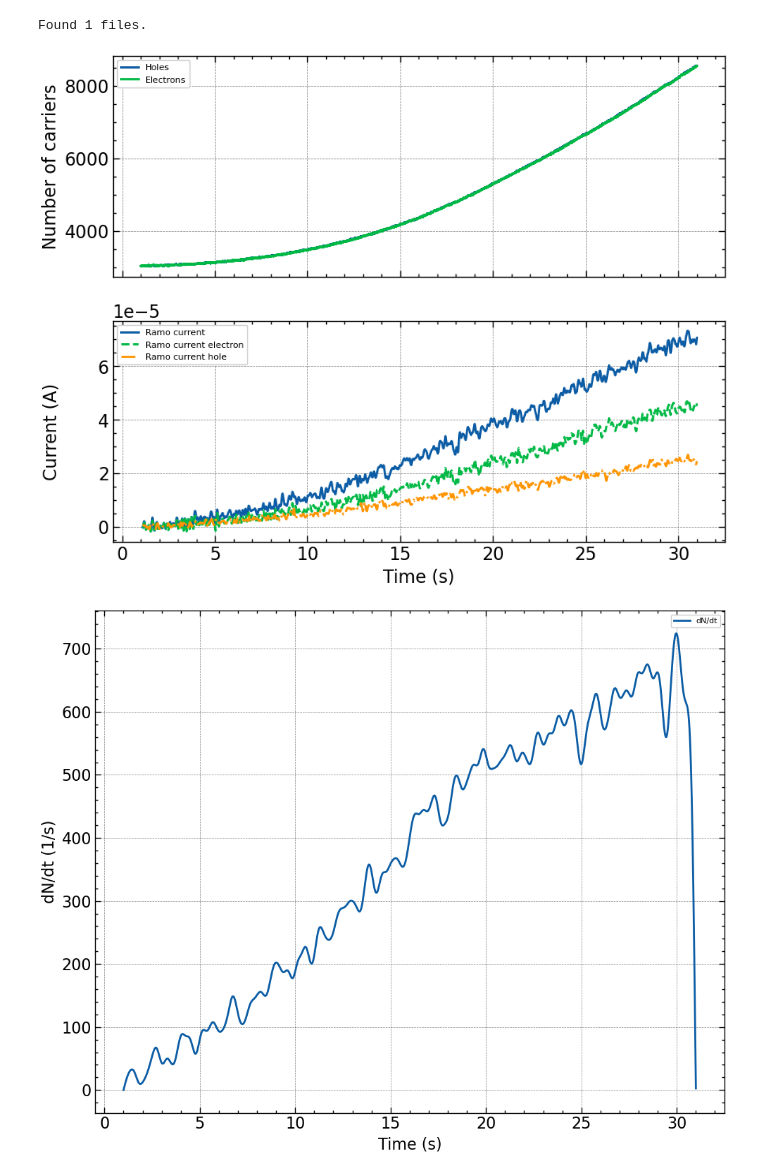
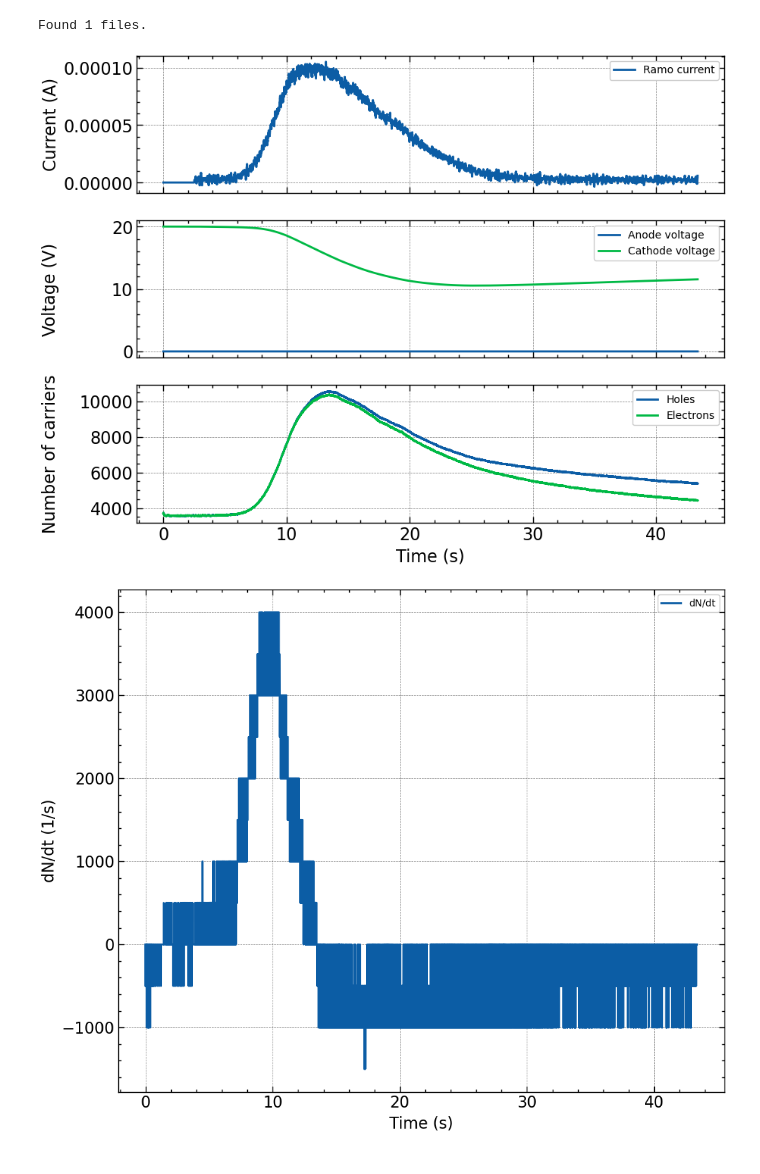
Before and after one commit to RemiHelleboid/UltimateEPM, a Jupyter notebook: python/AMC/plot_device_history.ipynb, the cells around one changed output. Drawn from its saved outputs; the diff is of its cells as text; code cells hidden in the pictures.

```diff
--- a/python/AMC/plot_device_history.ipynb
+++ b/python/AMC/plot_device_history.ipynb
@@ -36,52 +37,66 @@ Found 1 files.
 # %%
-fig, axs = plt.subplots(2, 1, figsize=(10, 8), sharex=True)
+fig, axs = plt.subplots(3, 1, figsize=(10, 8), sharex=True)
 fig2, axs2 = plt.subplots(1, 1, figsize=(10, 8), sharex=True)
 Nsmooth = 100
 for file in files:
-    time,nb_electrons,nb_holes,nb_impact_ionization,ramo_current_electron,ramo_current_hole,ramo_current,max_electric_field = np.loadtxt(file, delimiter=",", skiprows=1, unpack=True)
-    time *= 1e12 # convert to ps
-    tmin = 1.0
+    data = pd.read_csv(file)
+    time = data["time"].values * 1e12 # convert to ps
+    nb_electrons = data["nb_electrons"].values
+    nb_holes = data["nb_holes"].values
+    ramo_total_current = data["ramo_current"].values
+    anode_voltage = data["anode_voltage_V"].values
+    cathode_voltage = data["cathode_voltage_V"].values
+    quench_bias_voltage = data["quench_bias_voltage_V"].values
+    quench_device_current = data["quench_device_current_A"].values
+    quench_voltage_drop = data["quench_voltage_drop_V"].values
+
+    tmin = 0.0
     argtmin = time > tmin
     time = time[argtmin]
     nb_electrons = nb_electrons[argtmin]
     nb_holes = nb_holes[argtmin]
-    nb_impact_ionization = nb_impact_ionization[argtmin]
-    ramo_current_electron = ramo_current_electron[argtmin]
-    ramo_current_hole = ramo_current_hole[argtmin]
-    ramo_current = ramo_current[argtmin]
-    max_electric_field = max_electric_field[argtmin]
-    time_smooth, ramo_current_smooth = moving_average(time, ramo_current, Nsmooth)
-    time_smooth_electron, ramo_current_electron_smooth = moving_average(time, ramo_current_electron, Nsmooth)
-    time_smooth_hole, ramo_current_hole_smooth = moving_average(time, ramo_current_hole, Nsmooth)
+    ramo_total_current = ramo_total_current[argtmin]
+    anode_voltage = anode_voltage[argtmin]
+    cathode_voltage = cathode_voltage[argtmin]
+    quench_bias_voltage = quench_bias_voltage[argtmin]
+    quench_device_current = quench_device_current[argtmin]
+    quench_voltage_drop = quench_voltage_drop[argtmin]
+    time_smooth, ramo_total_current_smooth = moving_average(time, ramo_total_current, Nsmooth)
 
-    axs[0].plot(time, nb_holes, label="Holes")
-    axs[0].plot(time, nb_electrons, label="Electrons")
-    axs[1].plot(time_smooth, ramo_current_smooth, label="Ramo current")
-    axs[1].plot(time_smooth_electron, ramo_current_electron_smooth, '--', label="Ramo current electron")
-    axs[1].plot(time_smooth_hole, ramo_current_hole_smooth, '-.', label="Ramo current hole")
+    axs[0].plot(time, quench_device_current, label="Ramo current")
+    axs[1].plot(time, anode_voltage, label="Anode voltage")
+    axs[1].plot(time, cathode_voltage, label="Cathode voltage")
+    axs[2].plot(time, nb_holes, label="Holes")
+    axs[2].plot(time, nb_electrons, label="Electrons")
 
     # Diff nb carriers
     sigma = 200
     smooth_nb_electrons = scipy.ndimage.gaussian_filter1d(nb_electrons, sigma=sigma)
     smooth_nb_holes = scipy.ndimage.gaussian_filter1d(nb_holes, sigma=sigma)
     d_nb_carriers_dt = np.gradient(smooth_nb_electrons + smooth_nb_holes, time)
     axs2.plot(time, d_nb_carriers_dt, label="dN/dt")
 
 axs[-1].set_xlabel("Time (s)")
-axs[0].set_ylabel("Number of carriers")
-axs[0].legend(fontsize=8)
-axs[1].set_ylabel("Current (A)")
-axs[1].legend(fontsize=8)
+axs[0].set_ylabel("Current (A)")
+axs[1].set_ylabel("Voltage (V)")
+axs[2].set_ylabel("Number of carriers")
+fontsize_ = 10
+axs[0].legend(fontsize=fontsize_)
+axs[1].legend(fontsize=fontsize_)
+axs[2].legend(fontsize=fontsize_)
+
 axs[-1].set_xlim()
 fig.align_ylabels()
 
 axs2.set_xlabel("Time (s)")
 axs2.set_xlim()
 axs2.set_ylabel("dN/dt (1/s)")
-axs2.legend(fontsize=8)
+axs2.legend(fontsize=fontsize_)
+
+# axs[0].set_ylim(-1e-5, 2e-5)
 
 plt.tight_layout()
 plt.show()
 # %% [output]
-[figure, old version]
+[figure, new version]
-[figure, old version]
+[figure, new version]
```
Also changed, not shown: parts of 2 cells of this notebook, 11 other files.
